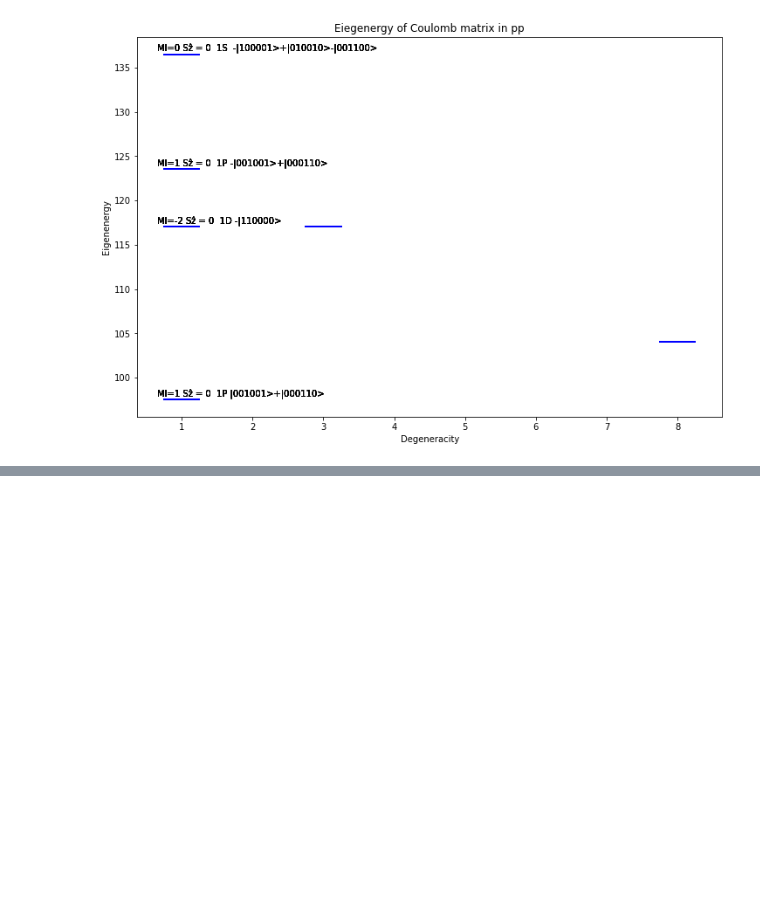
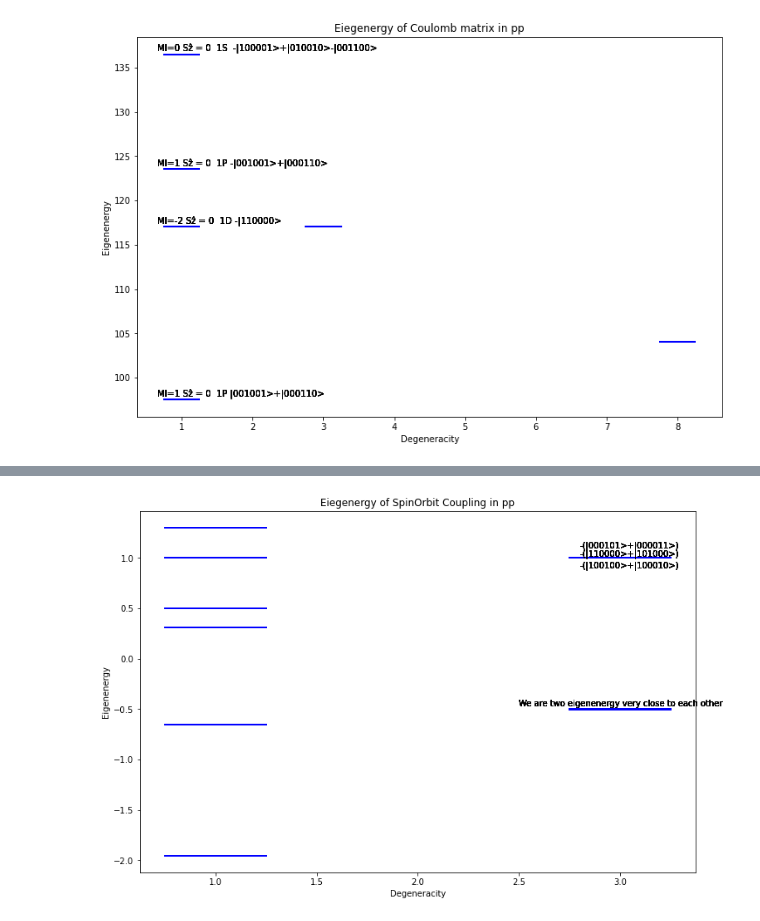
Before and after one commit to Hamza-Zerdoumi/Many-body-, a Jupyter notebook: pp_Coulomb_matrix01.ipynb, the cells around one changed output, grey strips where cells are left out. Cells and saved outputs as stored; diff of their text form; code cells hidden in the pictures; blank space fills up the shorter version.

```diff
--- a/pp_Coulomb_matrix01.ipynb
+++ b/pp_Coulomb_matrix01.ipynb
@@ -279,0 +336,4 @@ plt.show()
+# %%
+Diagonal= [0, 0.5, 0.5, -0.5,-0.5, 0, 1, -1, 0, 0, 0.5, 0,-0.5, 0.5, 0]
+LS = sp.zeros(15,15)
+LS
@@ -283,0 +377,2 @@ pp_Coulomb_matrix.ipynb*  README
+# %%
+eigenval = LS.eigenvals()
@@ -283,0 +404,26 @@ pp_Coulomb_matrix.ipynb*  README
+# %%
+plt.figure(figsize=(12,8))
+#plt.scatter(list(eigenval.values()),list(eigenval.keys()))
+# intervall= np.linspace(0,1,6)
+for i in range(len(eigenval)):
+    y = list(eigenval.keys())[i]
+    x_min = list(eigenval.values())[i]-0.25
+    x_max = list(eigenval.values())[i]+0.25
+    plt.plot([x_min, x_max], [y, y], color='b', linestyle='-', linewidth=2)
+    plt.title('Eiegenergy of SpinOrbit Coupling in pp')
+    """
+    plt.text(0.66, max(eigenval.keys())+0.3, "Ml=0 Sẑ = 0  1S  -|100001>+|010010>-|001100>")
+    plt.text(0.66, min(eigenval.keys())+0.3, "Ml=1 Sẑ = 0  1P |001001>+|000110>")
+    plt.text(0.66, 123.508969520927+0.3, "Ml=1 Sẑ = 0  1P -|001001>+|000110>")
+    plt.text(0.66, 117.013791384102+0.3, "Ml=-2 Sẑ = 0  1D -|110000>")
+    """
+    plt.text(2.5,-0.502728370662353+0.03, "We are two eigenenergy very close to each other")
+    plt.text(2.8, 1.00272837066235+0.01, "-(|110000>+|101000>)")
+    plt.text(2.8, 1.00272837066235+0.1, "-(|000101>+|000011>)")
+    plt.text(2.8, 1.00272837066235-0.1, "-(|100100>+|100010>)")
+
+    plt.xlabel('Degeneracity')
+    plt.ylabel('Eigenenergy')
+plt.show()
+# %% [output]
+[figure, added]
```
Also changed, not shown: parts of 31 cells of this notebook.
